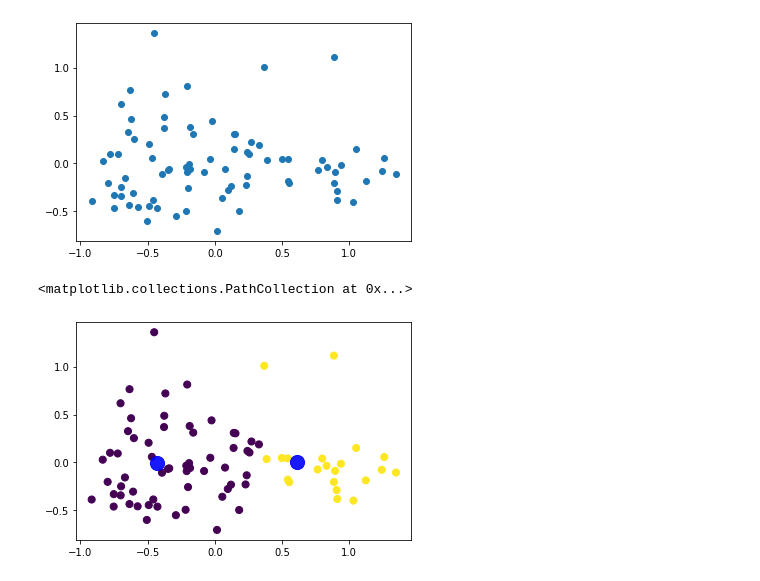
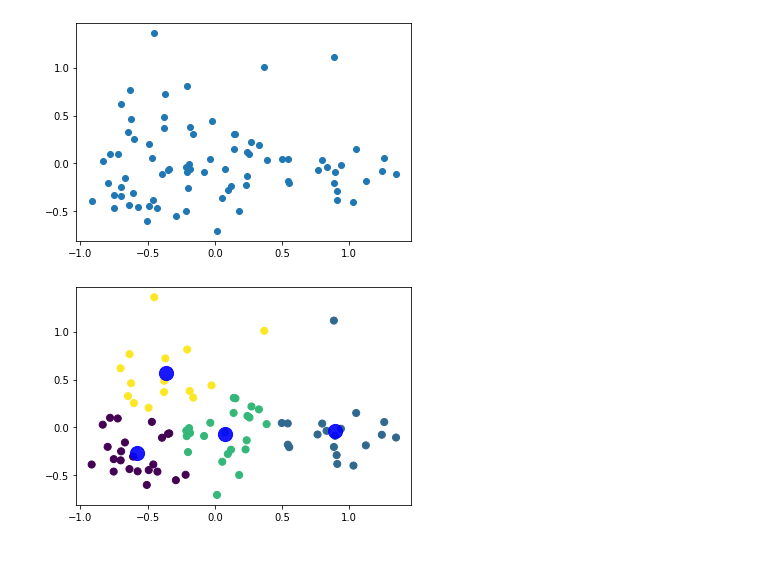
Before and after one commit to RomainClaret/msc.ml.labs, a Jupyter notebook: lab5/lab_05.ipynb, the cells around one changed output. Saved outputs shown, nothing was run; the diff lists cells and outputs as text; code cells hidden in the pictures.

Commit message:
/ kmeans custom + py file

```diff
--- a/lab5/lab_05.ipynb
+++ b/lab5/lab_05.ipynb
@@ -184,6 +183,6 @@ df_1970_pca = pca.fit_transform(df_1970_cleaned)
 df_1990_pca = pca.fit_transform(df_1990_cleaned)
 # %%
 from sklearn.cluster import KMeans
-kmeans_1970 = KMeans(n_clusters=2, random_state=42).fit(df_1970_pca)
+kmeans_1970 = KMeans(n_clusters=4, random_state=42).fit(df_1970_pca)
 # %%
 from sklearn.cluster import KMeans
@@ -205,6 +202,8 @@ y_kmeans = kmeans.predict(df_1970_pca)
 # %%
-plt.scatter(df_1970_pca[:, 0], df_1970_pca[:, 1], c=y_kmeans, s=50, cmap='viridis')
-plt.scatter(kmeans_1970.cluster_centers_[:, 0], kmeans_1970.cluster_centers_[:, 1], c='blue', s=200, alpha=0.9)
+# Choose one of the years and visualize the results of the clustering. Give as much detail as possible.
+y_kmeans_1970 = kmeans_1970.predict(df_1970_pca)
+plt.scatter(df_1970_pca[:,0], df_1970_pca[:,1], c=y_kmeans_1970, s=50, cmap='viridis')
+plt.scatter(kmeans_1970.cluster_centers_[:,0], kmeans_1970.cluster_centers_[:,1], c='blue', s=200, alpha=0.9)
+plt.show()
 # %% [output]
-<matplotlib.collections.PathCollection at 0x...>
-[figure, old version]
+[figure, new version]
```
Also changed, not shown: parts of 8 cells of this notebook, 1 other file.
